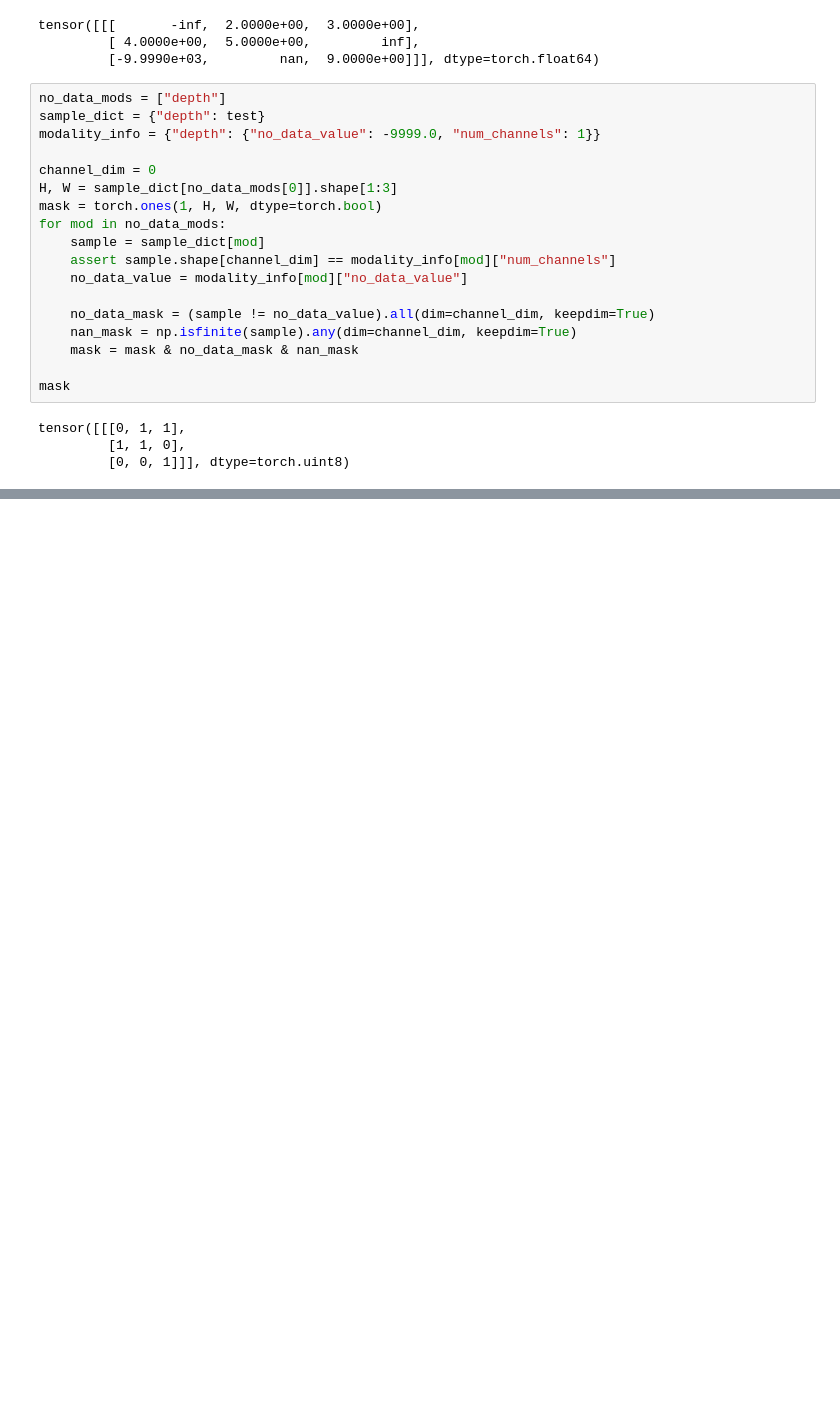
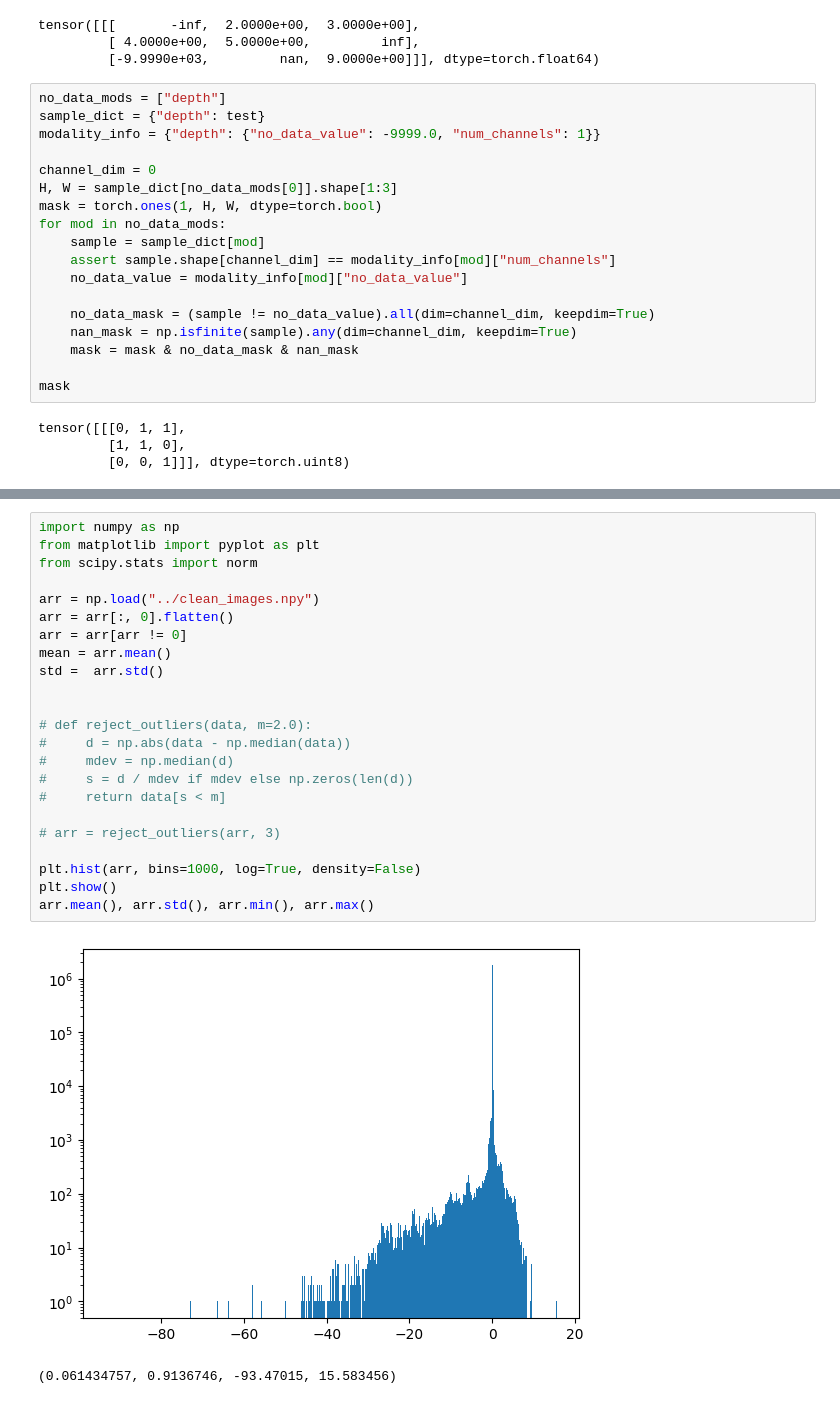
Before and after one commit to charlescohanlon/sarformer, a Jupyter notebook: notebooks/playground.ipynb, the cells around one changed output, grey strips where cells are left out. Cells and saved outputs as stored; diff of their text form; blank space fills up the shorter version.

Commit message:
(hopefully) fixed nan loss issues with depth due to extreme outliers from clipping artifacts

```diff
--- a/notebooks/playground.ipynb
+++ b/notebooks/playground.ipynb
@@ -209,0 +216,26 @@ tensor([[[0, 1, 1],
+# %%
+import numpy as np
+from matplotlib import pyplot as plt
+from scipy.stats import norm
+
+arr = np.load("../clean_images.npy")
+arr = arr[:, 0].flatten()
+arr = arr[arr != 0]
+mean = arr.mean()
+std =  arr.std()
+
+
+# def reject_outliers(data, m=2.0):
+#     d = np.abs(data - np.median(data))
+#     mdev = np.median(d)
+#     s = d / mdev if mdev else np.zeros(len(d))
+#     return data[s < m]
+
+# arr = reject_outliers(arr, 3)
+
+plt.hist(arr, bins=1000, log=True, density=False)
+plt.show()
+arr.mean(), arr.std(), arr.min(), arr.max()
+# %% [output]
+[figure, added]
+(0.061434757, 0.9136746, -93.47015, 15.583456)
```
Also changed, not shown: parts of 6 cells of this notebook, 5 other files.
